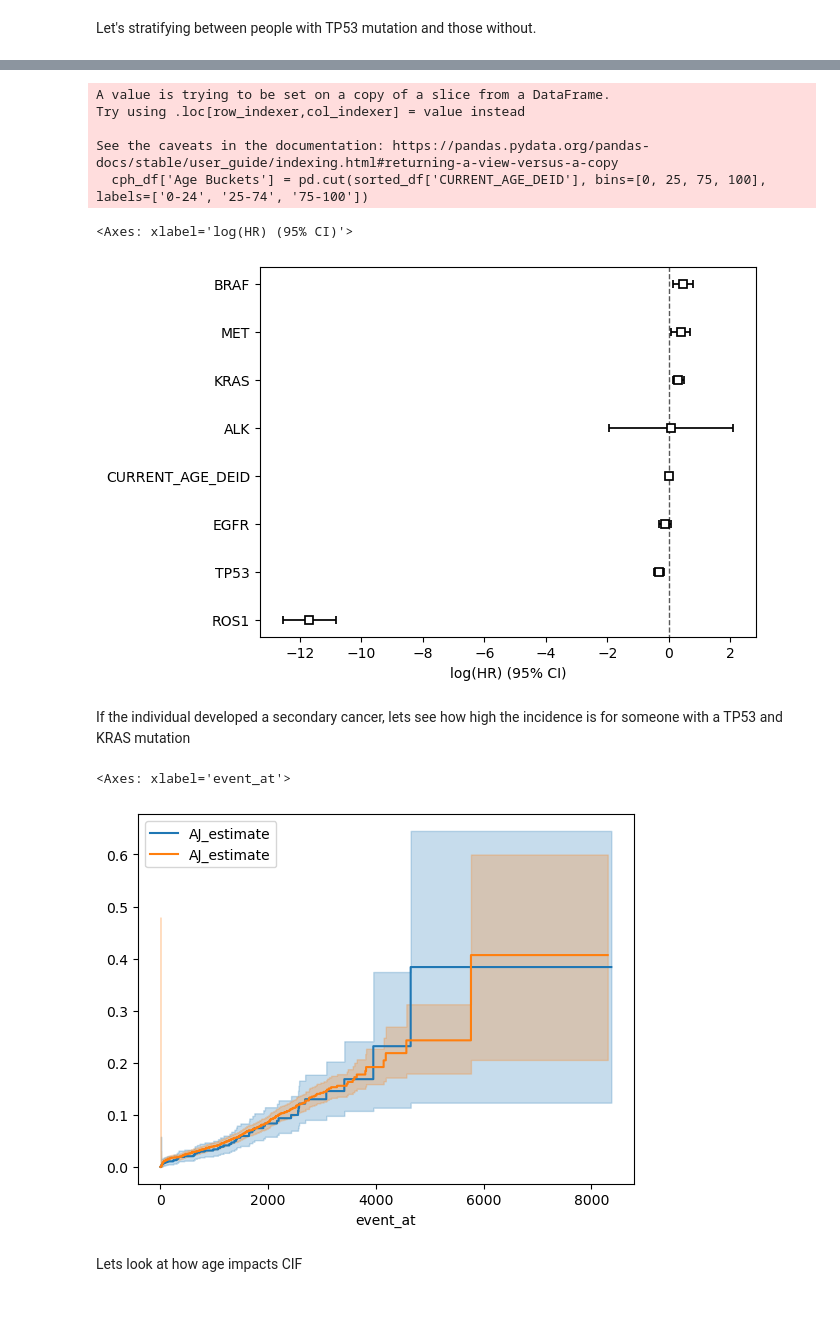
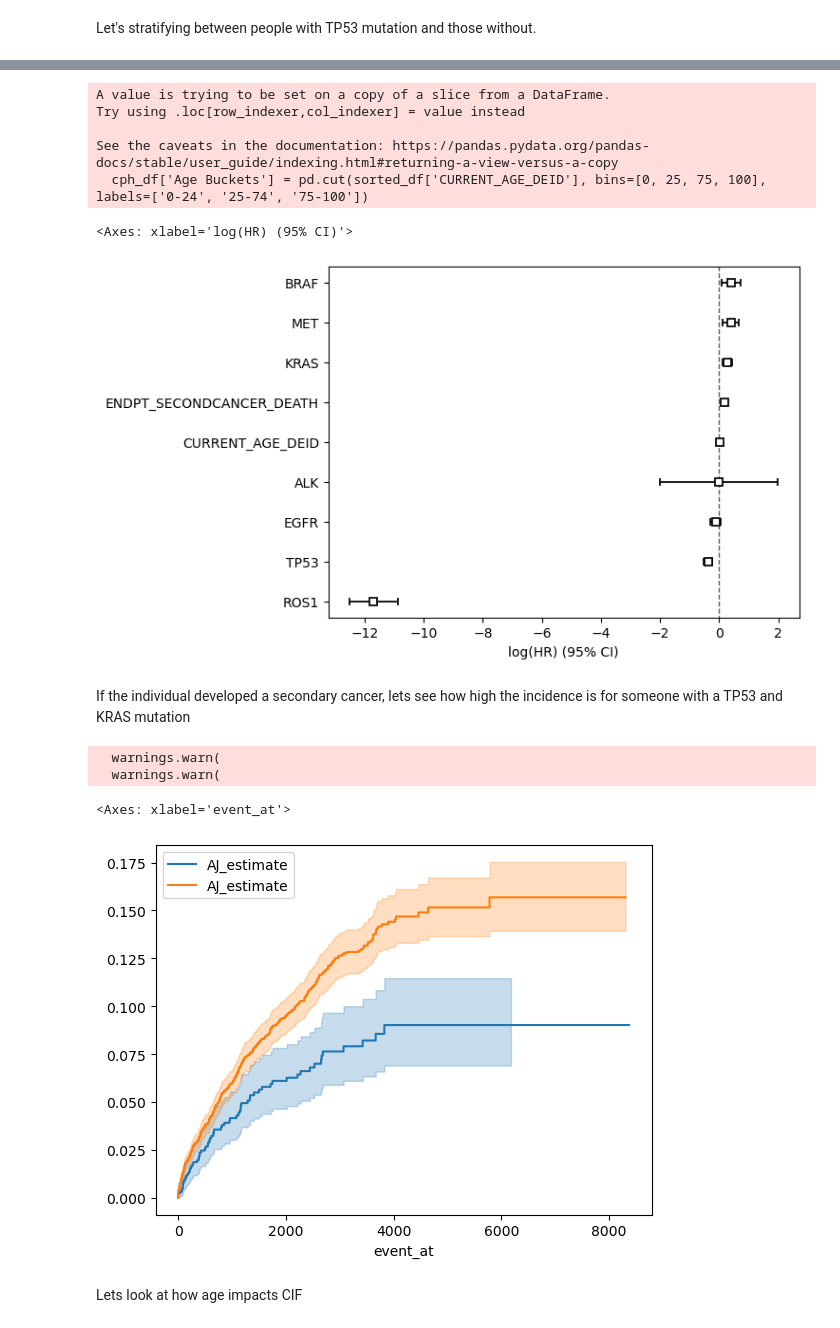
Before and after one commit to Roseille/SurvivalAnalyses, a Jupyter notebook: sample.ipynb, the cells around one changed output, grey strips where cells are left out. Cells and saved outputs as stored; diff of their text form; code cells hidden in the pictures.

Commit message:
Fixing event column in AJF graphs from 'Event of Interest' => 'ENDPT_SECONDCANCER_DEATH'. Checked percentage of people that died before developing a primary lung cancer to validate AJF curve.

```diff
--- a/sample.ipynb
+++ b/sample.ipynb
@@ -22,9 +22,9 @@ df['SAMPLE_ID'].duplicated().sum()
 np.int64(0)
 # %%
 #If time is negative, set it to 0.
-#sorted_df.loc[sorted_df['DT_SECONDCANCER_DEATH']<0, 'DT_SECONDCANCER_DEATH'] = 0
+sorted_df.loc[sorted_df['DT_SECONDCANCER_DEATH']<0, 'DT_SECONDCANCER_DEATH'] = 0
 #DT_SECONDCANCER_DEATH is Last Date - Start Date, is start date when the patient was diagnosed cancer free from the primary lung cancer and then we're tracking how long it takes for the patient to die or develop second primary lung cancer or is lost to follow up, or is start date the day the patient was diagnosed with the first cancer? The former makes more sense, so I'm assuming the data is left censored and instead of just setting those dates to 0, I'll remove  them.
-sorted_df = sorted_df.loc[(sorted_df['DT_SECONDCANCER_DEATH']>=0).values]
+#sorted_df = sorted_df.loc[(sorted_df['DT_SECONDCANCER_DEATH']>=0).values]
 # %%
 #If we only want 1 to represent the observed effect
 sorted_df['Event_of_interest'] =(sorted_df['ENDPT_SECONDCANCER_DEATH'] == 1).astype(int)
@@ -45,6 +45,6 @@ Name: Event_of_interest, Length: 12128, dtype: int64
 # %%
 #Filter the df so that I don't get a value error because of the text columns...
-cph_df = sorted_df[['DT_SECONDCANCER_DEATH', 'Event_of_interest', 'TP53', 'CURRENT_AGE_DEID', 'KRAS', 'EGFR', 'ALK', 'BRAF', 'ROS1', 'MET']]
+cph_df = sorted_df[['DT_SECONDCANCER_DEATH', 'Event_of_interest', 'TP53', 'CURRENT_AGE_DEID', 'KRAS', 'EGFR', 'ALK', 'BRAF', 'ROS1', 'MET', 'ENDPT_SECONDCANCER_DEATH']]
 cph = CoxPHFitter()
 cph.fit(cph_df, duration_col = 'DT_SECONDCANCER_DEATH', event_col = 'Event_of_interest')
 cph.plot_partial_effects_on_outcome(covariates='TP53', values=[True, False], cmap='coolwarm')
@@ -94,7 +93,7 @@ int64 int64
 Let's make a cumulative incidence function, since lifelines doesn't have fine gray, we can use Aalen Johansen but it doesn't account for covariants (whereas the Cox Proportional Hazard Function accounts for covariants but not for competing factors...)
 # %%
 ajf = AalenJohansenFitter(calculate_variance = True)
-ajf.fit(cph_df['DT_SECONDCANCER_DEATH'], cph_df['Event_of_interest'], event_of_interest=1)
+ajf.fit(cph_df['DT_SECONDCANCER_DEATH'], cph_df['ENDPT_SECONDCANCER_DEATH'], event_of_interest=1)
 print(ajf.cumulative_density_)
 #ajf.plot()
 ajf.plot_cumulative_density()
@@ -123,10 +123,10 @@ Let's stratifying between people with TP53 mutation and those without.
 mutated_TP53 = cph_df[cph_df['TP53'] == True]
 nonmutated_TP53 = cph_df[cph_df['TP53'] == False]
 # %%
-ajf.fit(mutated_TP53['DT_SECONDCANCER_DEATH'], mutated_TP53['Event_of_interest'], event_of_interest=1)
+ajf.fit(mutated_TP53['DT_SECONDCANCER_DEATH'], mutated_TP53['ENDPT_SECONDCANCER_DEATH'], event_of_interest=1)
 ajf.cumulative_density_
 ajf.plot()
-ajf.fit(nonmutated_TP53['DT_SECONDCANCER_DEATH'], nonmutated_TP53['Event_of_interest'], event_of_interest=1)
+ajf.fit(nonmutated_TP53['DT_SECONDCANCER_DEATH'], nonmutated_TP53['ENDPT_SECONDCANCER_DEATH'], event_of_interest=1)
 ajf.cumulative_density_
 ajf.plot()
 #Blue is mutated, Orange is unmutated
@@ -145,20 +165,22 @@ Try using .loc[row_indexer,col_indexer] = value instead
 See the caveats in the documentation: https://pandas.pydata.org/pandas-docs/stable/user_guide/indexing.html#returning-a-view-versus-a-copy
   cph_df['Age Buckets'] = pd.cut(sorted_df['CURRENT_AGE_DEID'], bins=[0, 25, 75, 100], labels=['0-24', '25-74', '75-100'])
 <Axes: xlabel='log(HR) (95% CI)'>
-[figure, old version]
+[figure, new version]
 # %% [markdown]
 If the individual developed a secondary cancer, lets see how high the incidence is for someone with a TP53 and KRAS mutation
 # %%
 mutated_TP53_KRAS = mutated_TP53[mutated_TP53['KRAS'] == True]
-ajf.fit(mutated_TP53_KRAS['DT_SECONDCANCER_DEATH'], mutated_TP53_KRAS['Event_of_interest'], event_of_interest=1)
+ajf.fit(mutated_TP53_KRAS['DT_SECONDCANCER_DEATH'], mutated_TP53_KRAS['ENDPT_SECONDCANCER_DEATH'], event_of_interest=1)
 ajf.cumulative_density_
 ajf.plot()
-ajf.fit(nonmutated_TP53['DT_SECONDCANCER_DEATH'], nonmutated_TP53['Event_of_interest'], event_of_interest=1)
+ajf.fit(nonmutated_TP53['DT_SECONDCANCER_DEATH'], nonmutated_TP53['ENDPT_SECONDCANCER_DEATH'], event_of_interest=1)
 ajf.cumulative_density_
 ajf.plot()
 # %% [output]
-<Axes: xlabel='event_at'>
+  warnings.warn(
+  warnings.warn(
+<Axes: xlabel='event_at'>
-[figure, old version]
+[figure, new version]
 # %% [markdown]
 Lets look at how age impacts CIF
 # %%
```
Also changed, not shown: parts of 9 cells of this notebook.
